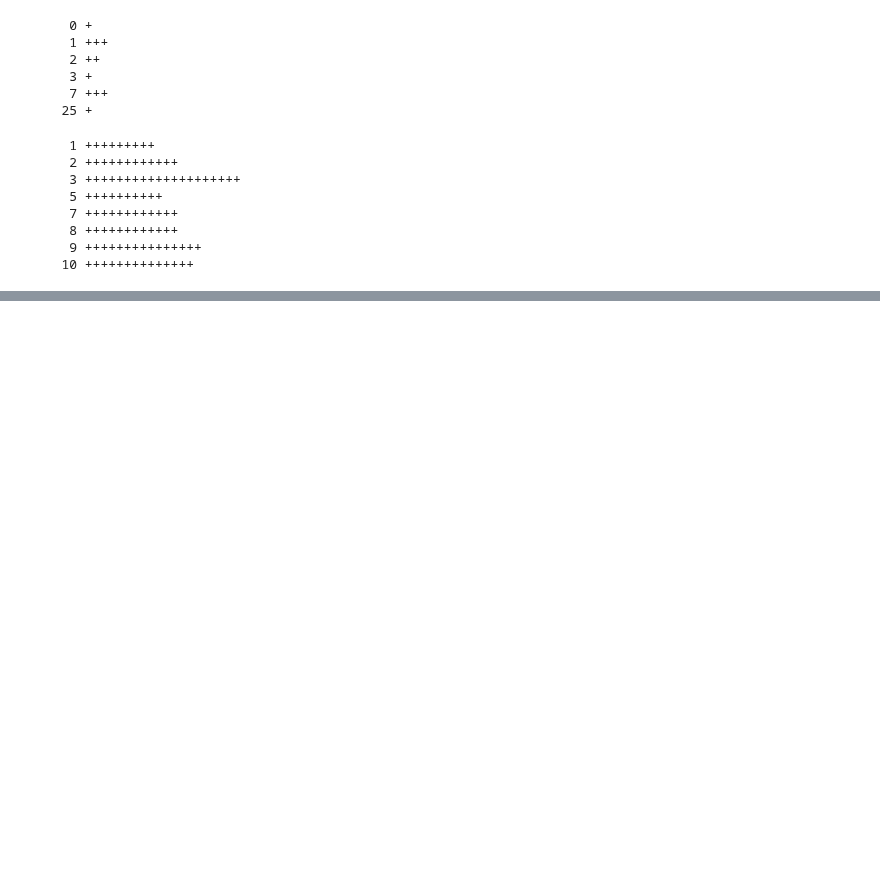
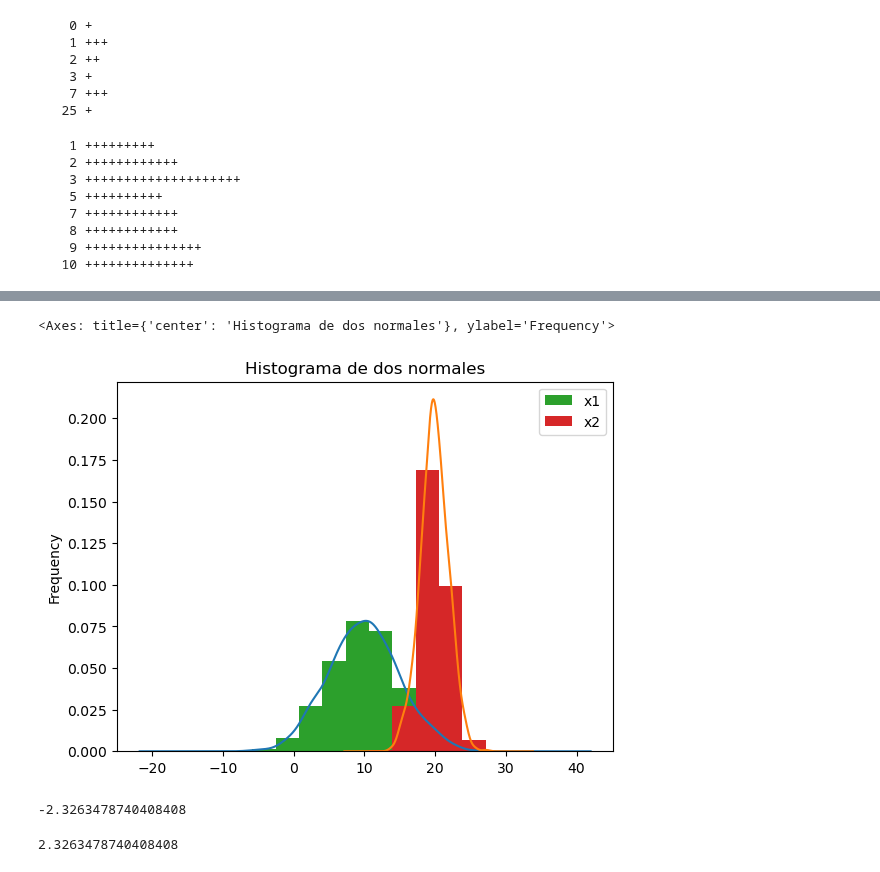
Before and after one commit to joanby/r-basic, a Jupyter notebook: scripts/tema9/04-histograms.ipynb, the cells around one changed output, grey strips where cells are left out. Cells and saved outputs as stored; diff of their text form; code cells hidden in the pictures; blank space fills up the shorter version.

```diff
--- a/scripts/tema9/04-histograms.ipynb
+++ b/scripts/tema9/04-histograms.ipynb
@@ -75,0 +199,4 @@ ascii_histogram(data)
+# %%
+mu = 10, 20
+sigma = 5, 2
+dist = pd.DataFrame(np.random.normal(loc = mu, scale = sigma, size = (1000, 2)), columns = ["x1","x2"])
@@ -75,0 +211,7 @@ ascii_histogram(data)
+# %%
+fig, ax = plt.subplots()
+dist.plot.kde(ax=ax, legend = False, title = "Histograma de dos normales")
+dist.plot.hist(density = True, ax = ax )
+# %% [output]
+<Axes: title={'center': 'Histograma de dos normales'}, ylabel='Frequency'>
+[figure, added]
@@ -75,0 +224,8 @@ ascii_histogram(data)
+# %%
+stats.norm.ppf(0.01)
+# %% [output]
+-2.3263478740408408
+# %%
+stats.norm.ppf(0.99)
+# %% [output]
+2.3263478740408408
```
Also changed, not shown: parts of 37 cells of this notebook.
